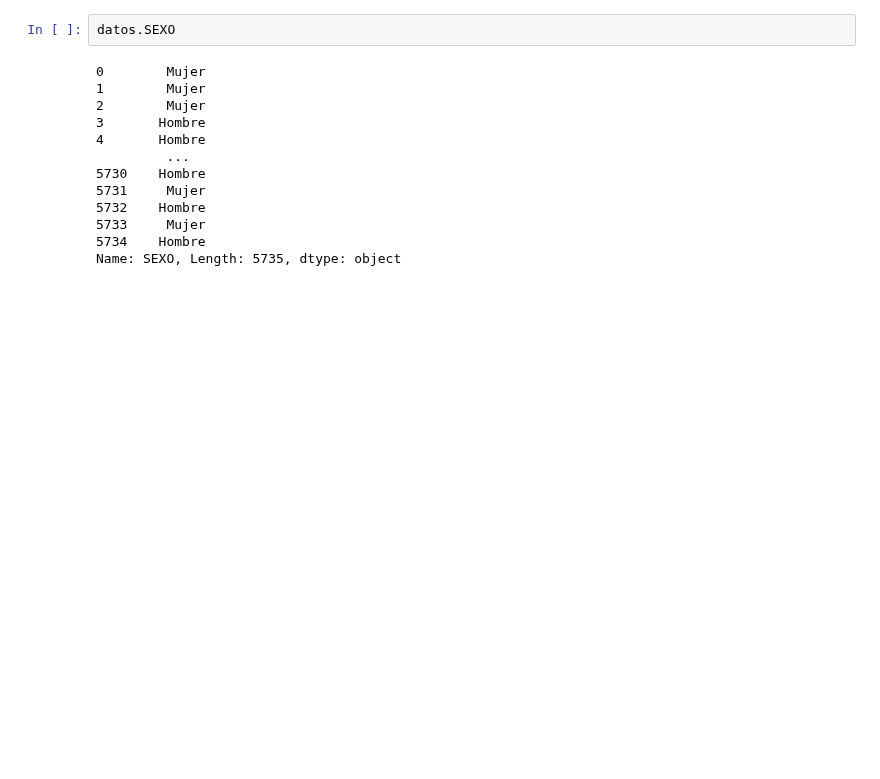
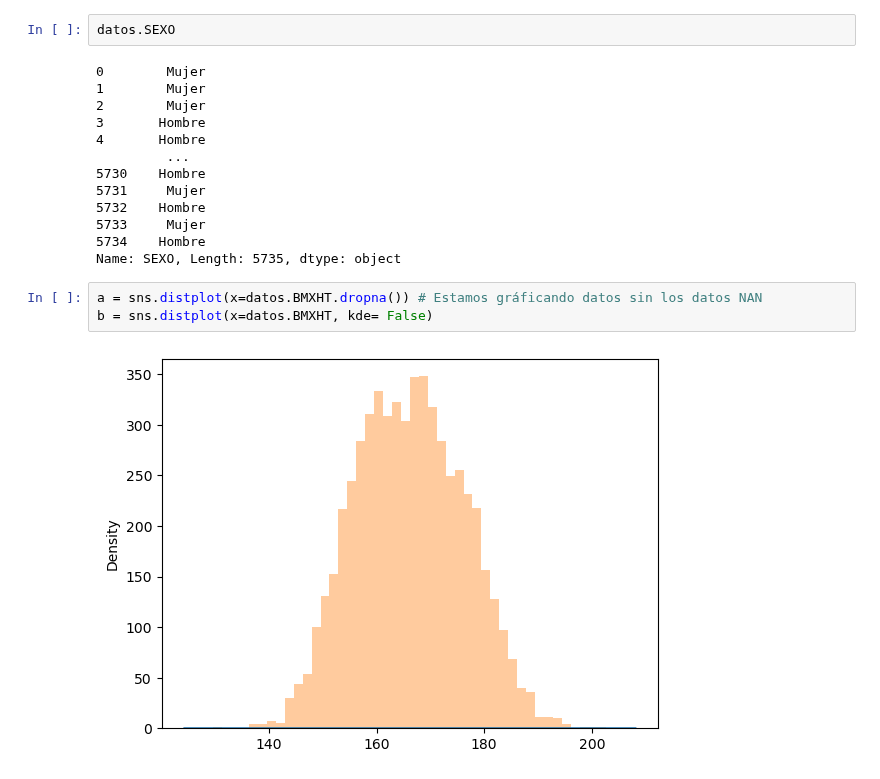
Before and after one commit to onavarrete04/Introduccion-Ciencia-Datos, a Jupyter notebook: 2023 - 1 PRACTICA - NHANES - DATOS UNIVARIADOS.ipynb, the cells around one changed output. Cells and saved outputs as stored; diff of their text form; blank space fills up the shorter version.

```diff
--- a/2023 - 1 PRACTICA - NHANES - DATOS UNIVARIADOS.ipynb
+++ b/2023 - 1 PRACTICA - NHANES - DATOS UNIVARIADOS.ipynb
@@ -227,3 +235,8 @@ datos.SEXO
 5733     Mujer
 5734    Hombre
 Name: SEXO, Length: 5735, dtype: object
+# %%
+a = sns.distplot(x=datos.BMXHT.dropna()) # Estamos gráficando datos sin los datos NAN
+b = sns.distplot(x=datos.BMXHT, kde= False)
+# %% [output]
+[figure, added]
```
Also changed, not shown: parts of 16 cells of this notebook, 1 other file.
